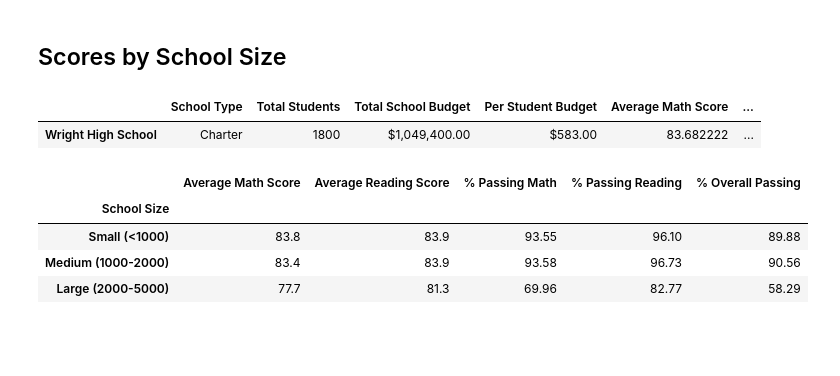
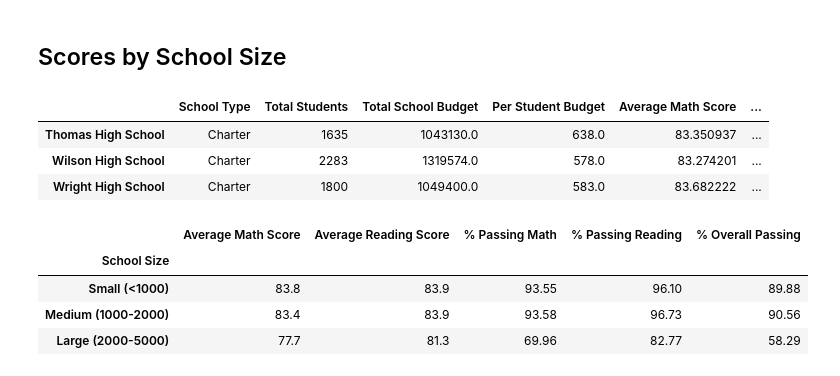
Before and after one commit to Beetleee/School_District_Analysis, a Jupyter notebook: PySchools_Challenge.ipynb, the cells around one changed output. Cells and saved outputs as stored; diff of their text form; code cells hidden in the pictures; blank space fills up the shorter version.

```diff
--- a/PySchools_Challenge.ipynb
+++ b/PySchools_Challenge.ipynb
@@ -298,9 +306,10 @@ math_score       1139
 dtype: int64
 # %%
 # Step 8. Get all the students passing math and reading from  THS.
-passing_total_THS_df = student_data_df.loc[(student_data_df["math_score"] >= 70) & (student_data_df["reading_score"] >= 70) & (student_data_df["school_name"] == "Thomas High School")
+passing_total_THS_df = student_data_df.loc[(student_data_df["math_score"] >= 70)
+                            & (student_data_df["reading_score"] >= 70) & (student_data_df["school_name"] == "Thomas High School")
                             & ((student_data_df["grade"] == "10th") | (student_data_df["grade"] == "11th") | (student_data_df["grade"] == "12th"))].count()
-passing_total_THS_df
+#passing_total_THS_df
 # %% [output]
 Student ID       1064
 student_name     1064
@@ -556,15 +575,17 @@ summary_spending_df
 # %%
 # Establish the bins.
 
 # Categorize spending based on the bins.
 size_bins = [0, 1000, 2000, 5000]
 group_names = ["Small (<1000)", "Medium (1000-2000)", "Large (2000-5000)"]
 # Categorize spending based on the bins.
 per_school_summary_df["School Size"] = pd.cut(per_school_summary_df["Total Students"], size_bins, labels=group_names)
-per_school_summary_df.tail(1)
+per_school_summary_df.tail(3)
 # %% [output]
 |  | School Type | Total Students | Total School Budget | Per Student Budget | Average Math Score | ... |
-| Wright High School | Charter | 1800 | $1,049,400.00 | $583.00 | 83.682222 | ... |
+| Thomas High School | Charter | 1635 | 1043130.0 | 638.0 | 83.350937 | ... |
+| Wilson High School | Charter | 2283 | 1319574.0 | 578.0 | 83.274201 | ... |
+| Wright High School | Charter | 1800 | 1049400.0 | 583.0 | 83.682222 | ... |
 # %%
 # Calculate averages for the desired columns.
 size_math = per_school_summary_df.groupby(["School Size"]).mean()["Average Math Score"]
```
Also changed, not shown: parts of 15 cells of this notebook, 20 other files.
